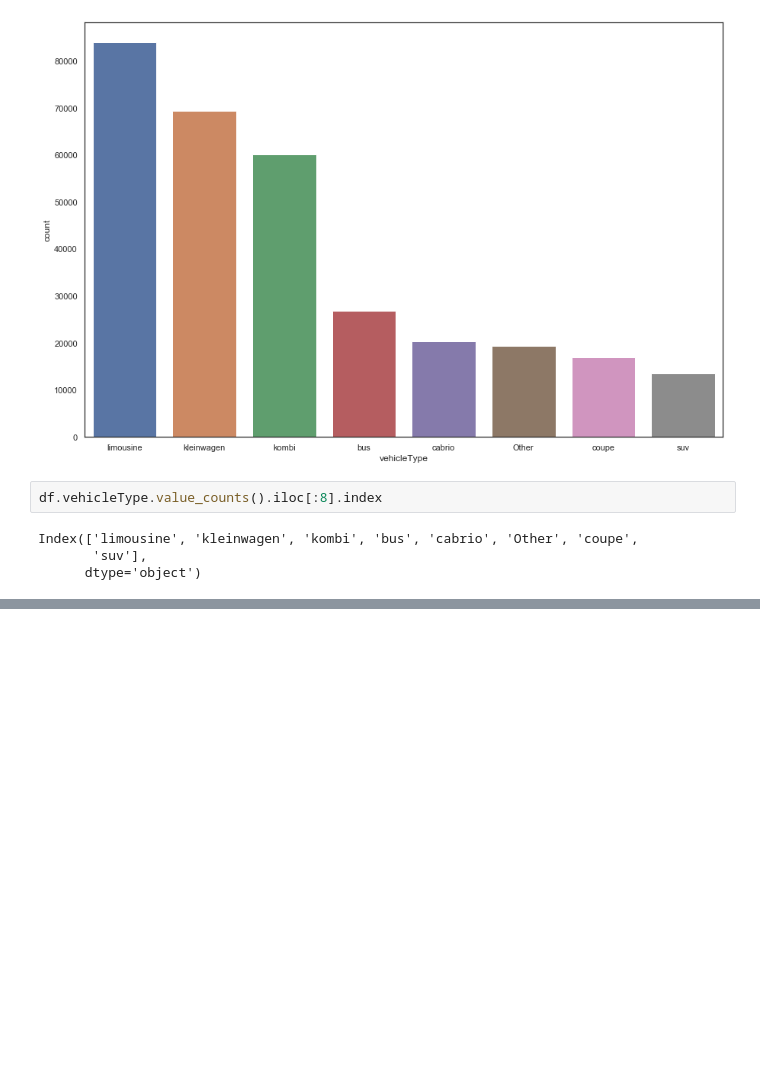
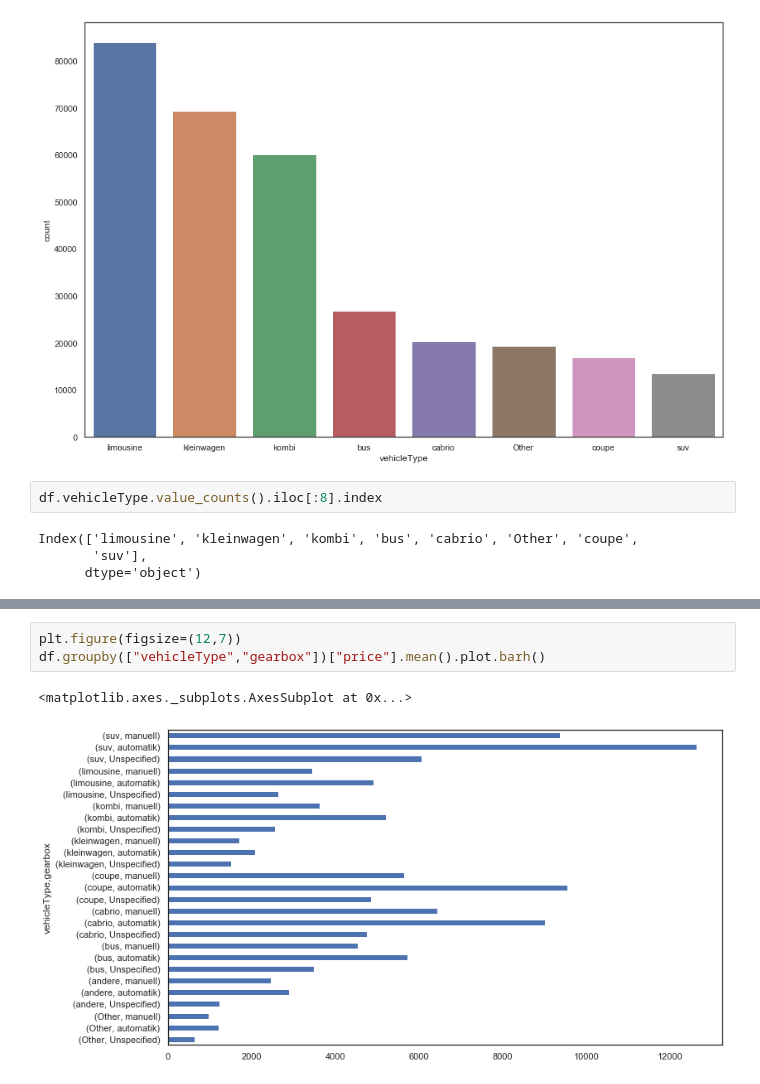
Before and after one commit to akdemirlll/Data-Visualization-with-Python, a Jupyter notebook: Seaborn/cleaned_autos.ipynb, the cells around one changed output, grey strips where cells are left out. Drawn from its saved outputs; the diff is of its cells as text; blank space fills up the shorter version.

```diff
--- a/Seaborn/cleaned_autos.ipynb
+++ b/Seaborn/cleaned_autos.ipynb
@@ -95,0 +108,6 @@ Index(['limousine', 'kleinwagen', 'kombi', 'bus', 'cabrio', 'Other', 'coupe',
+# %%
+plt.figure(figsize=(12,7))
+df.groupby(["vehicleType","gearbox"])["price"].mean().plot.barh()
+# %% [output]
+<matplotlib.axes._subplots.AxesSubplot at 0x...>
+[figure, added]
```
Also changed, not shown: parts of 10 cells of this notebook.
